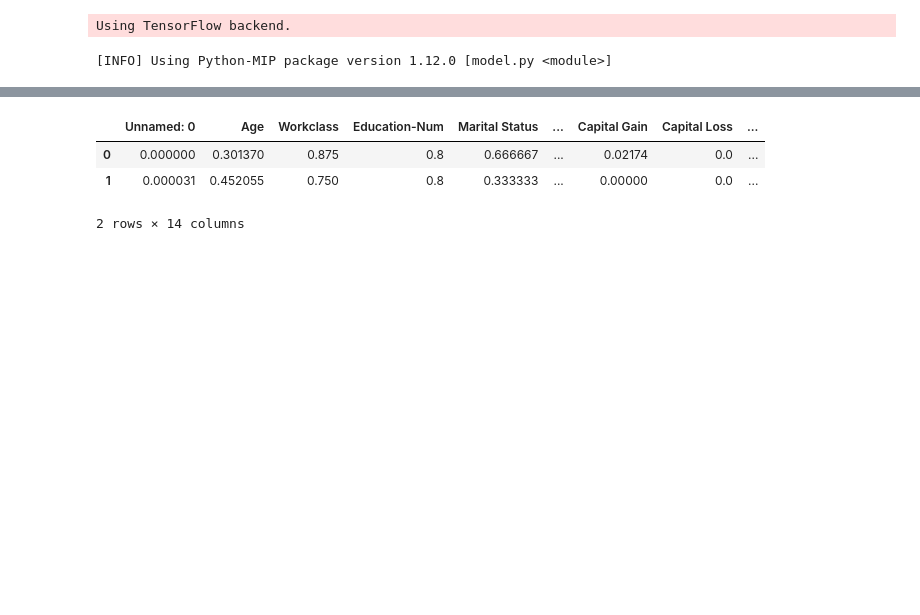
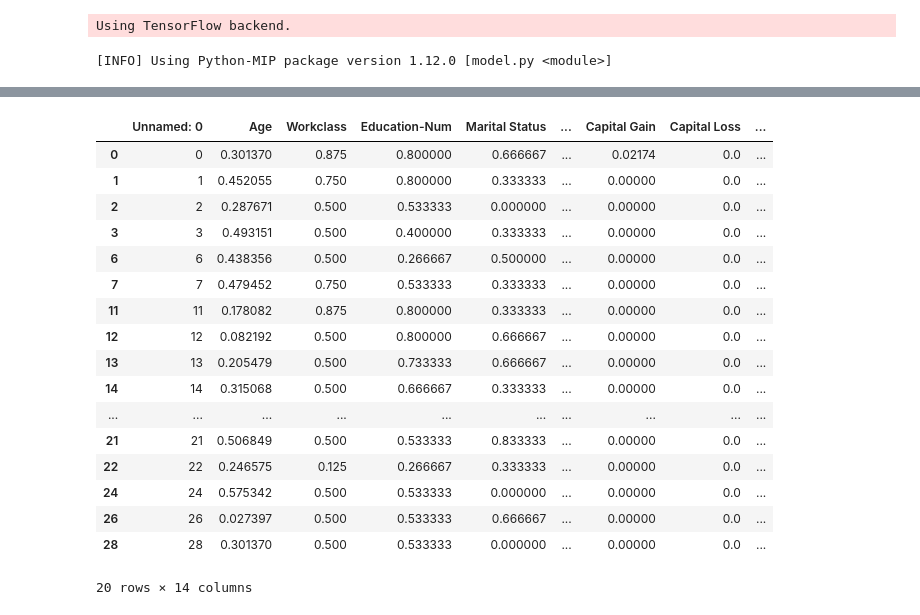
Before and after one commit to JHoelli/Semantic-Meaningfulness, a Jupyter notebook: Experiment.ipynb, the cells around one changed output, grey strips where cells are left out. Cells and saved outputs as stored; diff of their text form; code cells hidden in the pictures; blank space fills up the shorter version.

```diff
--- a/Experiment.ipynb
+++ b/Experiment.ipynb
@@ -25,7 +25,7 @@ Using TensorFlow backend.
 # %%
 import pandas as pd
 # Load Data
-dataframe = pd.read_csv('./census.csv')
+dataframe = pd.read_csv('./census.csv', index_col=['Unnamed: 0'])
 continuous = dataframe.drop(columns=['target']).columns
 
 dataset = CsvCatalog(file_path="census.csv",
@@ -69,16 +69,30 @@ test Loss: 0.5514 Acc: 0.7603
 # %%
 from carla.models.negative_instances import predict_negative_instances
 import carla.recourse_methods.catalog as recourse_catalog
 
 factuals = predict_negative_instances(ml_model, dataset.df)
-test_factual = factuals.iloc[:2]
+test_factual = factuals.iloc[:20]
 
 display(test_factual)
 # %% [output]
 |  | Unnamed: 0 | Age | Workclass | Education-Num | Marital Status | ... | Capital Gain | Capital Loss | ... |
-| 0 | 0.000000 | 0.301370 | 0.875 | 0.8 | 0.666667 | ... | 0.02174 | 0.0 | ... |
-| 1 | 0.000031 | 0.452055 | 0.750 | 0.8 | 0.333333 | ... | 0.00000 | 0.0 | ... |
+| 0 | 0 | 0.301370 | 0.875 | 0.800000 | 0.666667 | ... | 0.02174 | 0.0 | ... |
+| 1 | 1 | 0.452055 | 0.750 | 0.800000 | 0.333333 | ... | 0.00000 | 0.0 | ... |
+| 2 | 2 | 0.287671 | 0.500 | 0.533333 | 0.000000 | ... | 0.00000 | 0.0 | ... |
+| 3 | 3 | 0.493151 | 0.500 | 0.400000 | 0.333333 | ... | 0.00000 | 0.0 | ... |
+| 6 | 6 | 0.438356 | 0.500 | 0.266667 | 0.500000 | ... | 0.00000 | 0.0 | ... |
+| 7 | 7 | 0.479452 | 0.750 | 0.533333 | 0.333333 | ... | 0.00000 | 0.0 | ... |
+| 11 | 11 | 0.178082 | 0.875 | 0.800000 | 0.333333 | ... | 0.00000 | 0.0 | ... |
+| 12 | 12 | 0.082192 | 0.500 | 0.800000 | 0.666667 | ... | 0.00000 | 0.0 | ... |
+| 13 | 13 | 0.205479 | 0.500 | 0.733333 | 0.666667 | ... | 0.00000 | 0.0 | ... |
+| 14 | 14 | 0.315068 | 0.500 | 0.666667 | 0.333333 | ... | 0.00000 | 0.0 | ... |
+| ... | ... | ... | ... | ... | ... | ... | ... | ... | ... |
+| 21 | 21 | 0.506849 | 0.500 | 0.533333 | 0.833333 | ... | 0.00000 | 0.0 | ... |
+| 22 | 22 | 0.246575 | 0.125 | 0.266667 | 0.333333 | ... | 0.00000 | 0.0 | ... |
+| 24 | 24 | 0.575342 | 0.500 | 0.533333 | 0.000000 | ... | 0.00000 | 0.0 | ... |
+| 26 | 26 | 0.027397 | 0.500 | 0.533333 | 0.666667 | ... | 0.00000 | 0.0 | ... |
+| 28 | 28 | 0.301370 | 0.500 | 0.533333 | 0.000000 | ... | 0.00000 | 0.0 | ... |
-2 rows × 14 columns
+20 rows × 14 columns
 # %%
 hyperparams = {"loss_type": "BCE", "binary_cat_features": True}
 
```
Also changed, not shown: parts of 3 cells of this notebook.
